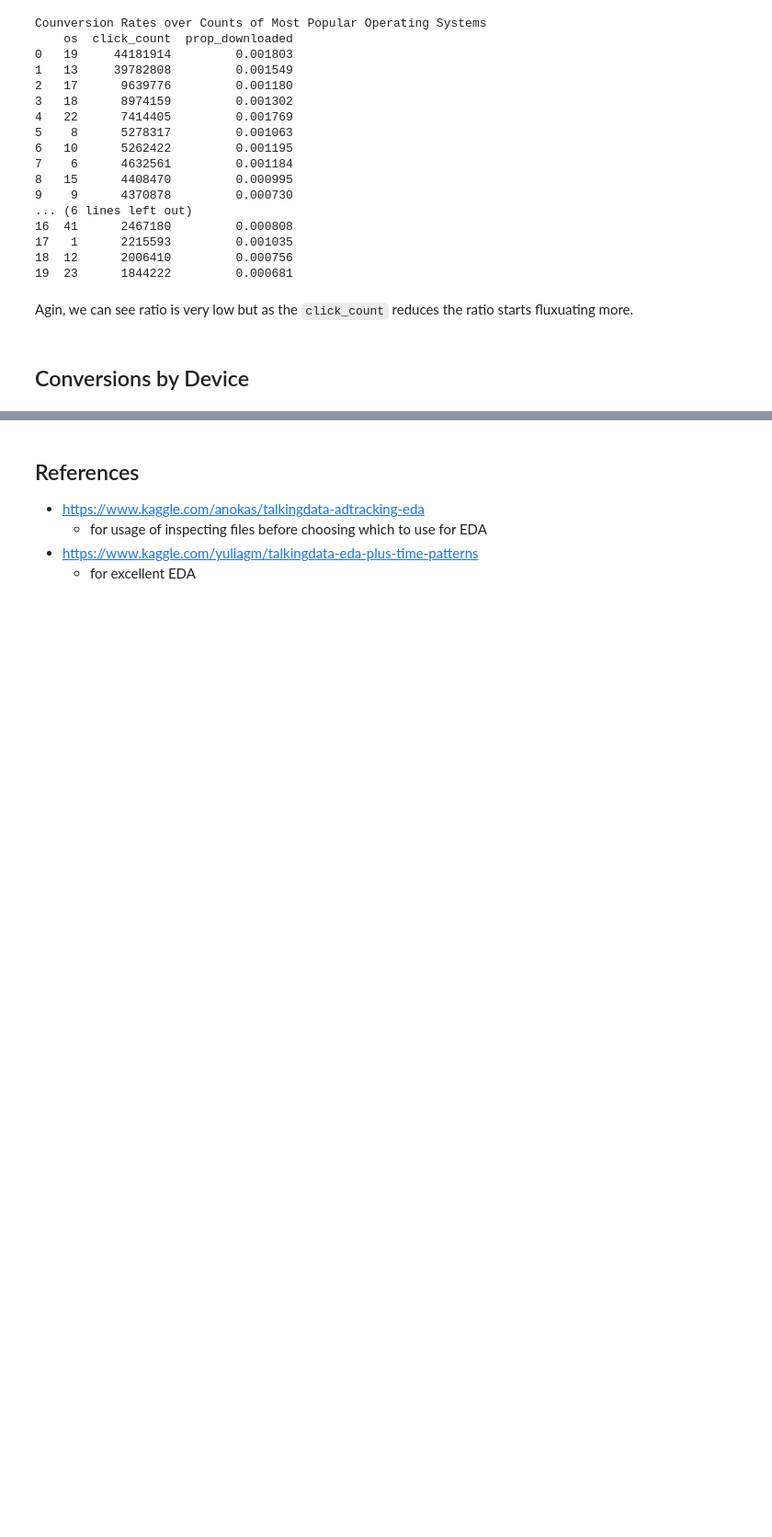
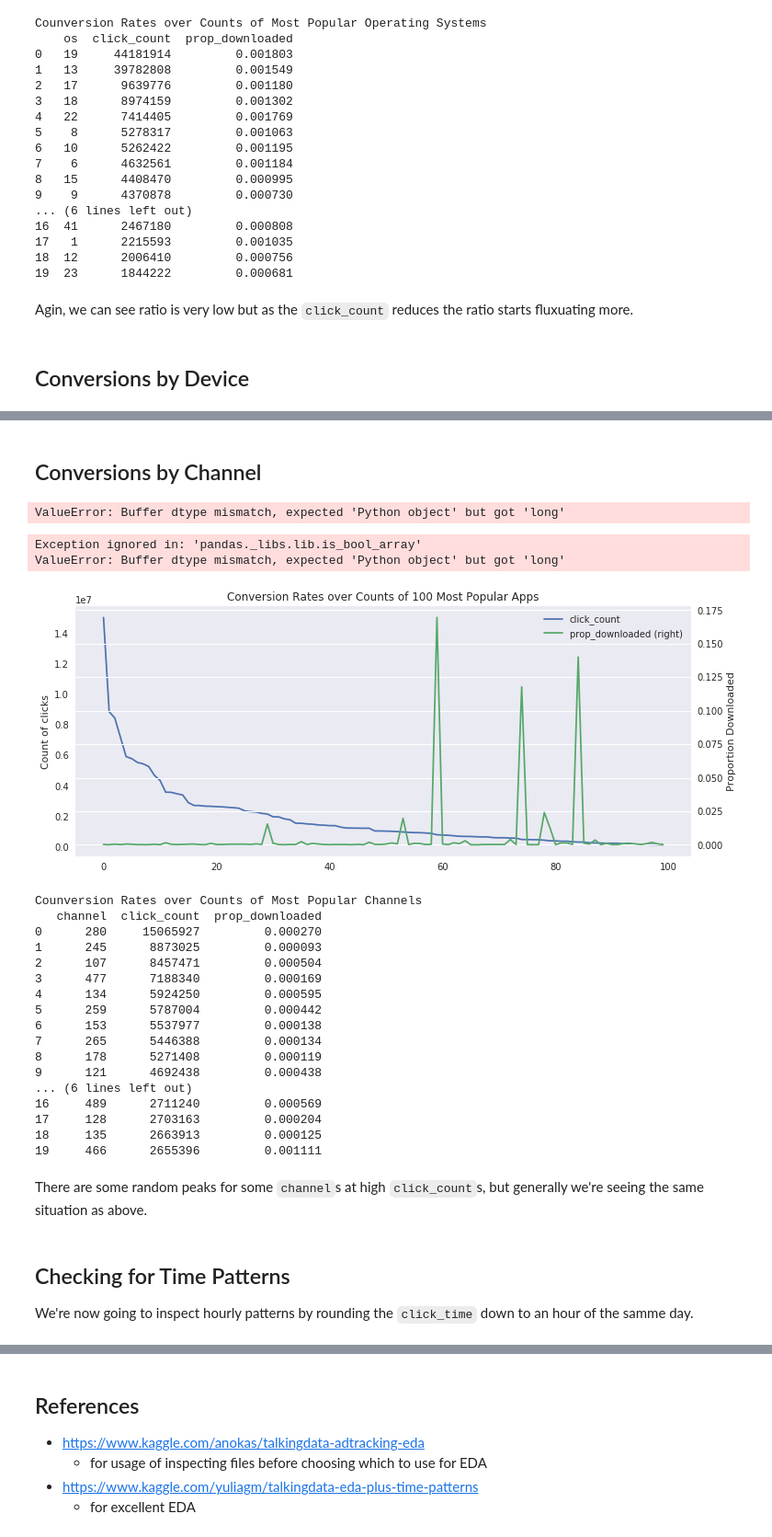
Before and after one commit to GregHilston/kaggle-talking-data-ad-tracking-fraud-detection-challenge, a Jupyter notebook: grehg.ipynb, the cells around one changed output, grey strips where cells are left out. Shown: that part at 92% size. Cells and saved outputs as stored; diff of their text form; code cells hidden in the pictures; blank space fills up the shorter version.

Commit message:
Working on time series EDA

```diff
--- a/grehg.ipynb
+++ b/grehg.ipynb
@@ -328,0 +358,44 @@ Agin, we can see ratio is very low but as the `click_count` reduces the ratio st
+# %% [markdown]
+## Conversions by Channel
+# %%
+proportion = train[['channel', 'is_attributed']].groupby('channel', as_index=False).mean().sort_values('is_attributed', ascending=False)
+counts = train[['channel', 'is_attributed']].groupby('channel', as_index=False).count().sort_values('is_attributed', ascending=False)
+merge = counts.merge(proportion, on='channel', how='left')
+merge.columns = ['channel', 'click_count', 'prop_downloaded']
+
+ax = merge[:100].plot(secondary_y='prop_downloaded')
+plt.title('Conversion Rates over Counts of 100 Most Popular Apps')
+ax.set(ylabel='Count of clicks')
+plt.ylabel('Proportion Downloaded')
+plt.show()
+
+print('Counversion Rates over Counts of Most Popular Channels')
+print(merge[:20])
+# %% [output]
+ValueError: Buffer dtype mismatch, expected 'Python object' but got 'long'
+Exception ignored in: 'pandas._libs.lib.is_bool_array'
+ValueError: Buffer dtype mismatch, expected 'Python object' but got 'long'
+[figure, added]
+Counversion Rates over Counts of Most Popular Channels
+   channel  click_count  prop_downloaded
+0      280     15065927         0.000270
+1      245      8873025         0.000093
+2      107      8457471         0.000504
+3      477      7188340         0.000169
+4      134      5924250         0.000595
+5      259      5787004         0.000442
+6      153      5537977         0.000138
+7      265      5446388         0.000134
+8      178      5271408         0.000119
+9      121      4692438         0.000438
+... (6 lines left out)
+16     489      2711240         0.000569
+17     128      2703163         0.000204
+18     135      2663913         0.000125
+19     466      2655396         0.001111
+# %% [markdown]
+There are some random peaks for some `channel`s at high `click_count`s, but generally we're seeing the same situation as above.
+# %% [markdown]
+## Checking for Time Patterns
+
+We're now going to inspect hourly patterns by rounding the `click_time` down to an hour of the samme day.
```
Also changed, not shown: parts of 4 cells of this notebook.
